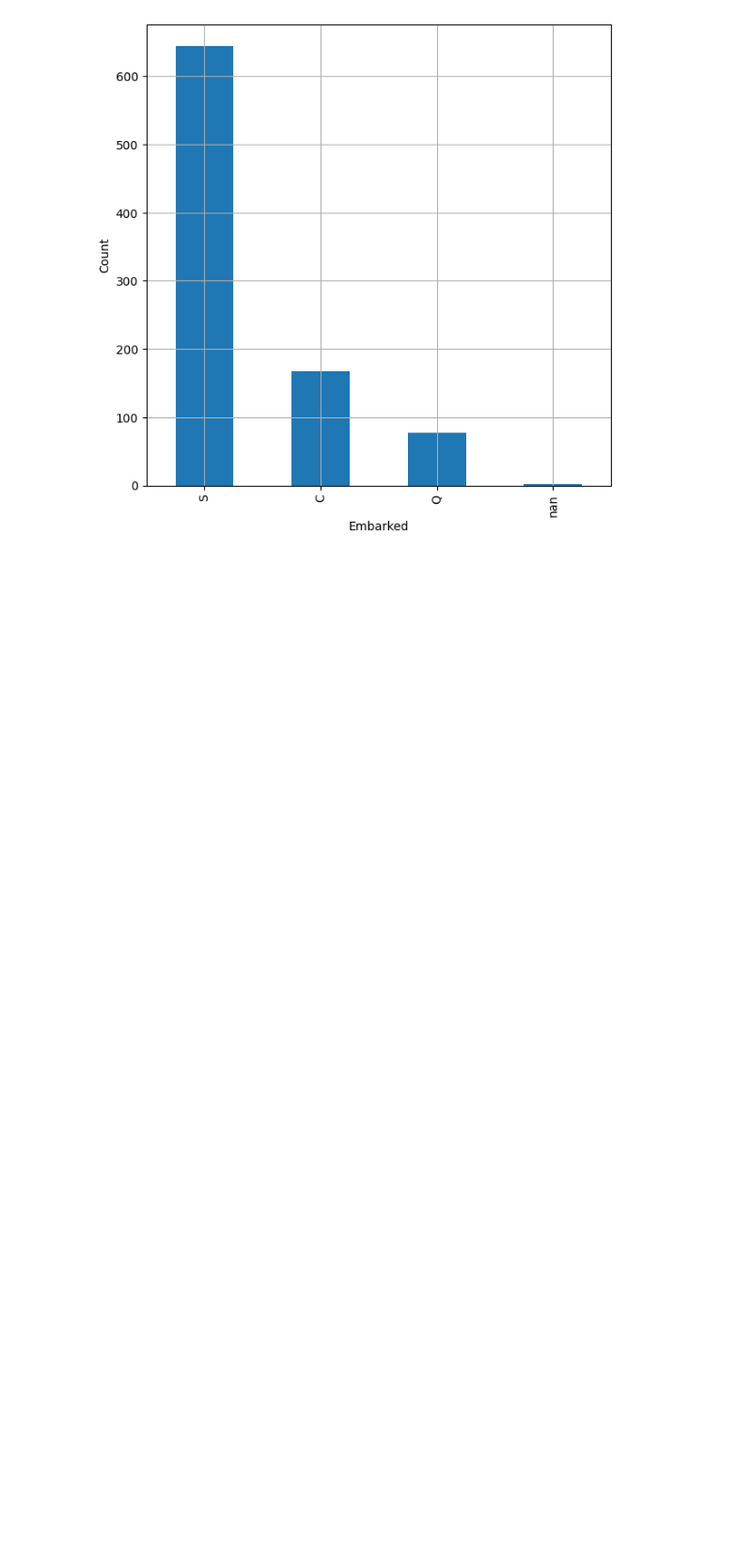
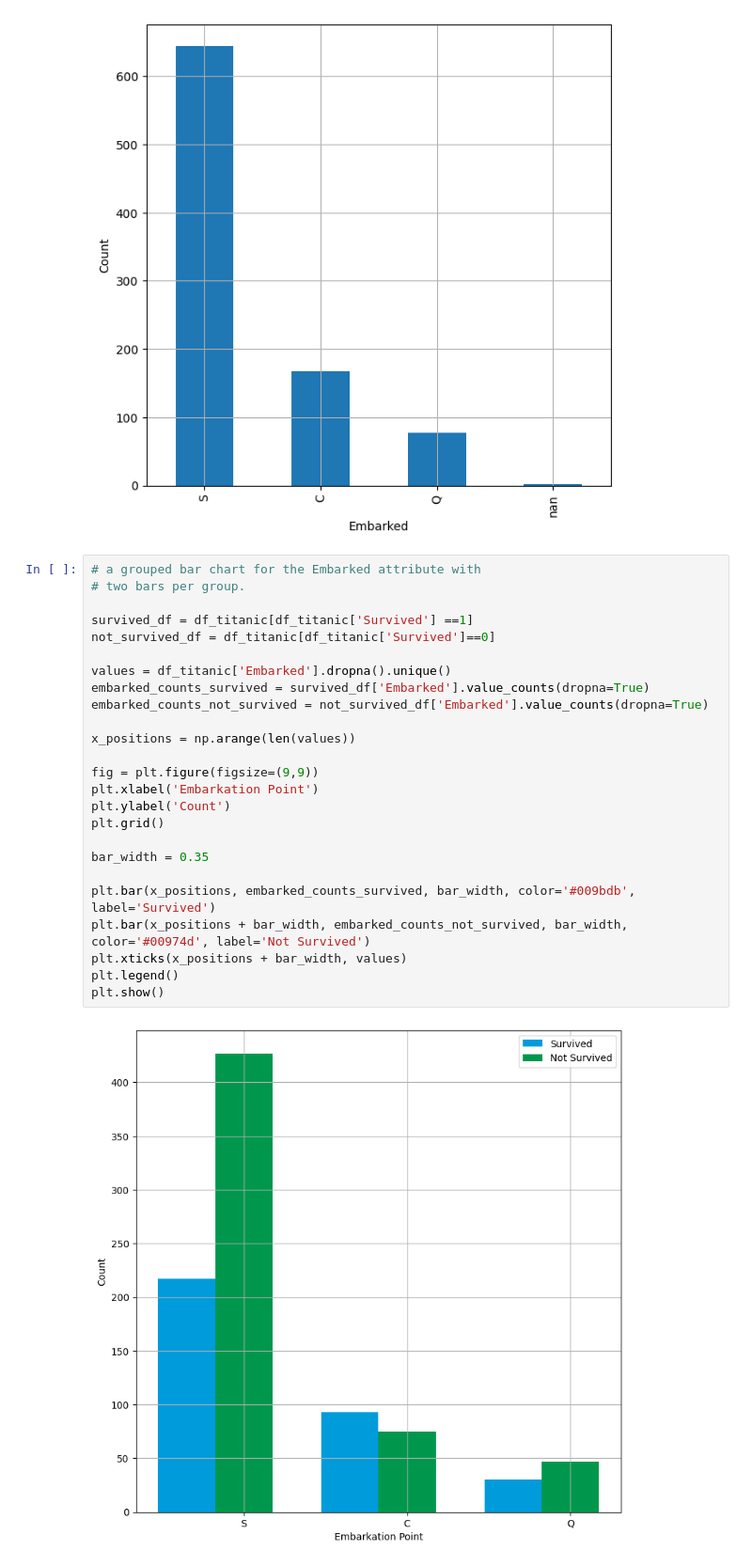
Before and after one commit to CheropS/Titanic, a Jupyter notebook: index.ipynb, the cells around one changed output. Shown at 94% size. Saved outputs shown, nothing was run; the diff lists cells and outputs as text; blank space fills up the shorter version.

Commit message:
% bar charts

```diff
--- a/index.ipynb
+++ b/index.ipynb
@@ -441,3 +441,32 @@ plt.grid()
 df_titanic['Embarked'].value_counts(dropna=False).plot.bar(grid=True).color='#0dc28d'
 # %% [output]
 [figure]
+# %%
+# a grouped bar chart for the Embarked attribute with
+# two bars per group.
+
+survived_df = df_titanic[df_titanic['Survived'] ==1]
+not_survived_df = df_titanic[df_titanic['Survived']==0]
+
+values = df_titanic['Embarked'].dropna().unique()
+embarked_counts_survived = survived_df['Embarked'].value_counts(dropna=True)
+embarked_counts_not_survived = not_survived_df['Embarked'].value_counts(dropna=True)
+
+x_positions = np.arange(len(values))
+
+fig = plt.figure(figsize=(9,9))
+plt.xlabel('Embarkation Point')
+plt.ylabel('Count')
+plt.grid()
+
+bar_width = 0.35
+
+plt.bar(x_positions, embarked_counts_survived, bar_width, color='#009bdb',
+label='Survived')
+plt.bar(x_positions + bar_width, embarked_counts_not_survived, bar_width,
+color='#00974d', label='Not Survived')
+plt.xticks(x_positions + bar_width, values)
+plt.legend()
+plt.show()
+# %% [output]
+[figure, added]
```
Also changed, not shown: parts of 5 cells of this notebook.
